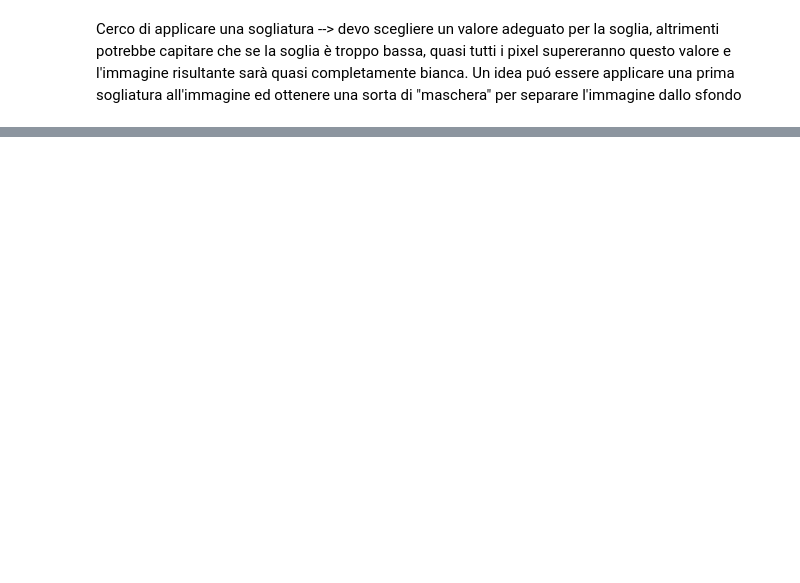
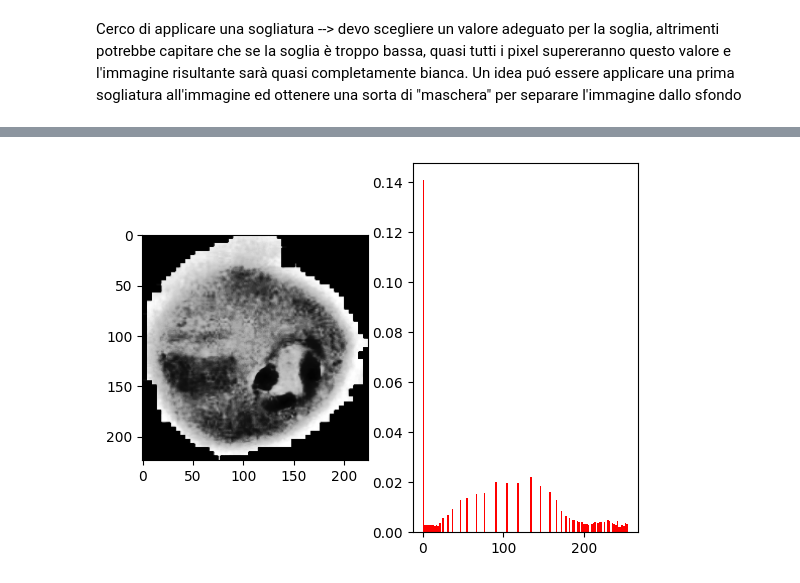
Before and after one commit to GiuuGpEEp/TerzoAnnoUni, a Jupyter notebook: FESI/Progetto/ProvaNotebook.ipynb, the cells around one changed output, grey strips where cells are left out. Drawn from its saved outputs; the diff is of its cells as text; code cells hidden in the pictures; blank space fills up the shorter version.

```diff
--- a/FESI/Progetto/ProvaNotebook.ipynb
+++ b/FESI/Progetto/ProvaNotebook.ipynb
@@ -66,0 +92,12 @@ plt.imshow(img_binaria_finale)
+# %%
+result_gray = cv2.cvtColor(result, cv2.COLOR_BGR2GRAY)
+
+eq_img = cv2.equalizeHist(result_gray)
+
+plt.subplot(1,2,1)
+plt.imshow(eq_img, cmap='gray')
+
+plt.subplot(1,2,2)
+plt.hist(eq_img.ravel(), bins=128, density=True, color='r');
+# %% [output]
+[figure, added]
```
Also changed, not shown: parts of 8 cells of this notebook, 4 other files.
